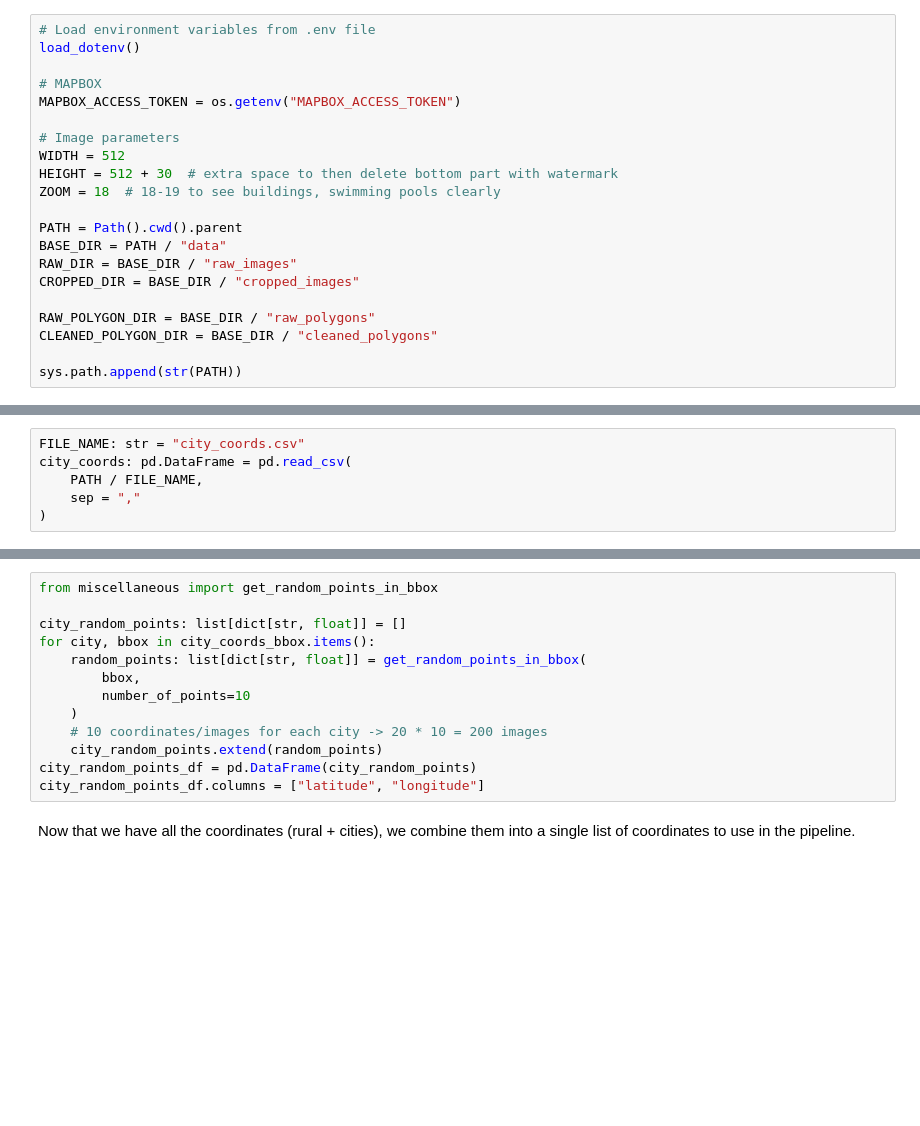
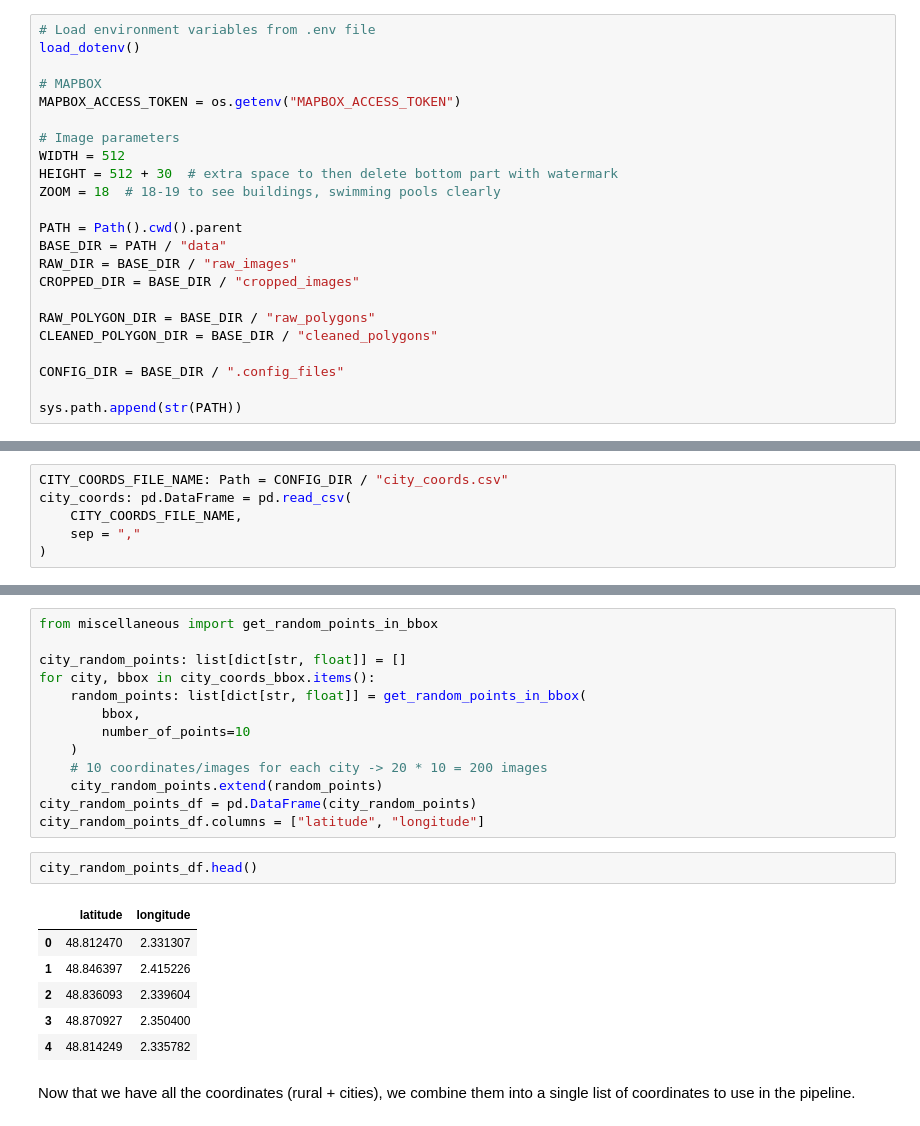
Before and after one commit to OlivierBOROT/SISE_satelitar_identifier, a Jupyter notebook: notebooks/Pipeline.ipynb, the cells around one changed output, grey strips where cells are left out. Cells and saved outputs as stored; diff of their text form; blank space fills up the shorter version.

```diff
--- a/notebooks/Pipeline.ipynb
+++ b/notebooks/Pipeline.ipynb
@@ -52,6 +52,8 @@ CROPPED_DIR = BASE_DIR / "cropped_images"
 RAW_POLYGON_DIR = BASE_DIR / "raw_polygons"
 CLEANED_POLYGON_DIR = BASE_DIR / "cleaned_polygons"
 
+CONFIG_DIR = BASE_DIR / ".config_files"
+
 sys.path.append(str(PATH))
 # %% [markdown]
 First, we get all the coordinates of the areas of interest from the two csv files.
@@ -83,9 +85,9 @@ Number of rural areas: 100
 # %% [markdown]
 Cities coordinates file : "city_coords.csv"
 # %%
-FILE_NAME: str = "city_coords.csv"
+CITY_COORDS_FILE_NAME: Path = CONFIG_DIR / "city_coords.csv"
 city_coords: pd.DataFrame = pd.read_csv(
-    PATH / FILE_NAME,
+    CITY_COORDS_FILE_NAME,
     sep = ","
 )
 # %%
@@ -145,6 +147,15 @@ for city, bbox in city_coords_bbox.items():
     city_random_points.extend(random_points)
 city_random_points_df = pd.DataFrame(city_random_points)
 city_random_points_df.columns = ["latitude", "longitude"]
+# %%
+city_random_points_df.head()
+# %% [output]
+|  | latitude | longitude |
+| 0 | 48.812470 | 2.331307 |
+| 1 | 48.846397 | 2.415226 |
+| 2 | 48.836093 | 2.339604 |
+| 3 | 48.870927 | 2.350400 |
+| 4 | 48.814249 | 2.335782 |
 # %% [markdown]
 Now that we have all the coordinates (rural + cities), we combine them into a single list of coordinates to use in the pipeline.
 # %%
```
Also changed, not shown: parts of 25 cells of this notebook, 47 other files.
